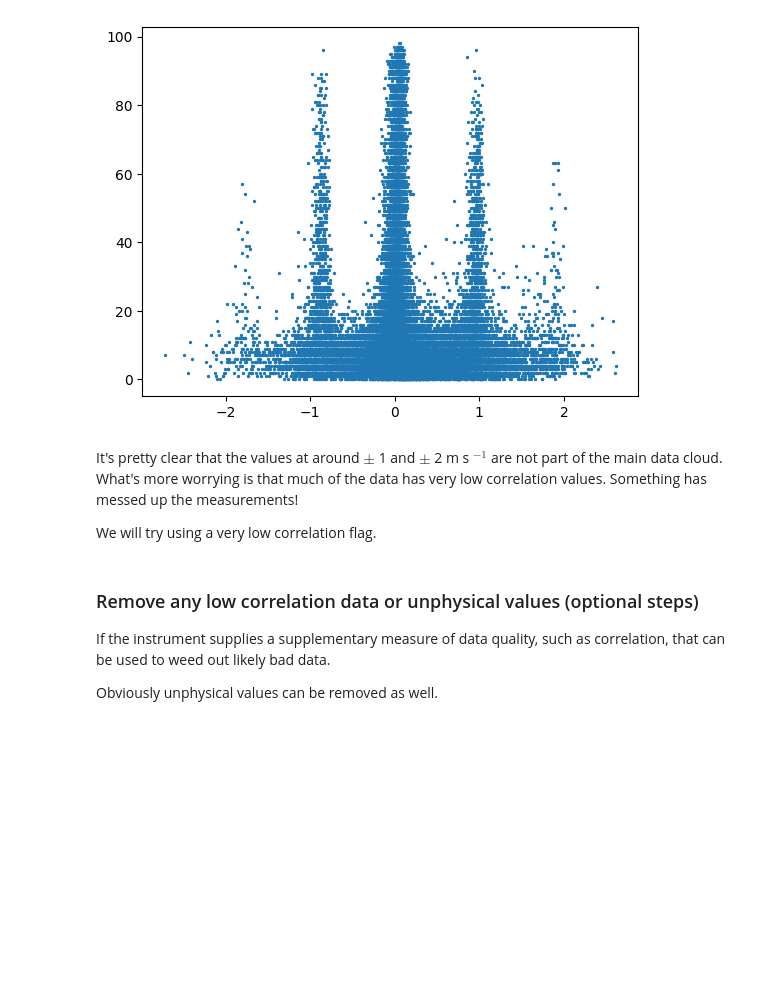
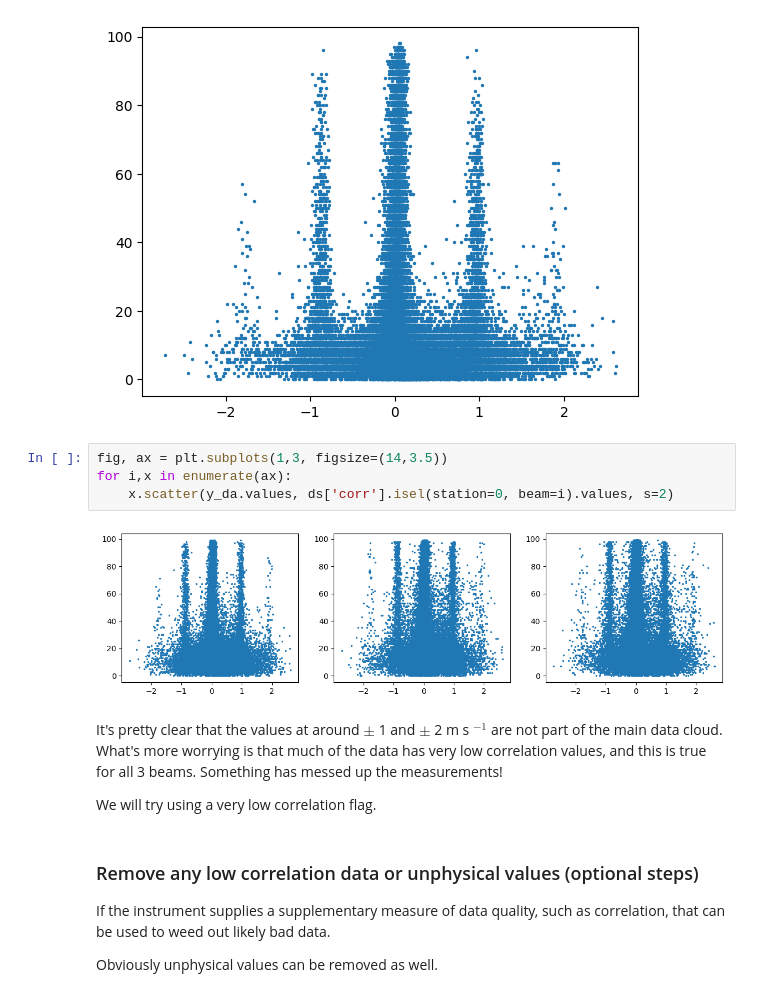
Before and after one commit to williamedge/d2spike, a Jupyter notebook: tutorials/detailed_bad_eg_1D.ipynb, the cells around one changed output. Saved outputs shown, nothing was run; the diff lists cells and outputs as text; blank space fills up the shorter version.

```diff
--- a/tutorials/detailed_bad_eg_1D.ipynb
+++ b/tutorials/detailed_bad_eg_1D.ipynb
@@ -59,8 +59,14 @@ plt.scatter(y_da.values, y_corr.values, s=2)
 # %% [output]
 <matplotlib.collections.PathCollection at 0x...>
 [figure]
+# %%
+fig, ax = plt.subplots(1,3, figsize=(14,3.5))
+for i,x in enumerate(ax):
+    x.scatter(y_da.values, ds['corr'].isel(station=0, beam=i).values, s=2)
+# %% [output]
+[figure, added]
 # %% [markdown]
-It's pretty clear that the values at around $\pm$ 1 and $\pm$ 2 m s $^{-1}$ are not part of the main data cloud. What's more worrying is that much of the data has very low correlation values. Something has messed up the measurements!
+It's pretty clear that the values at around $\pm$ 1 and $\pm$ 2 m s $^{-1}$ are not part of the main data cloud. What's more worrying is that much of the data has very low correlation values, and this is true for all 3 beams. Something has messed up the measurements!
 
 We will try using a very low correlation flag.
 # %% [markdown]
```
Also changed, not shown: parts of 1 cell of this notebook, 8 other files.
